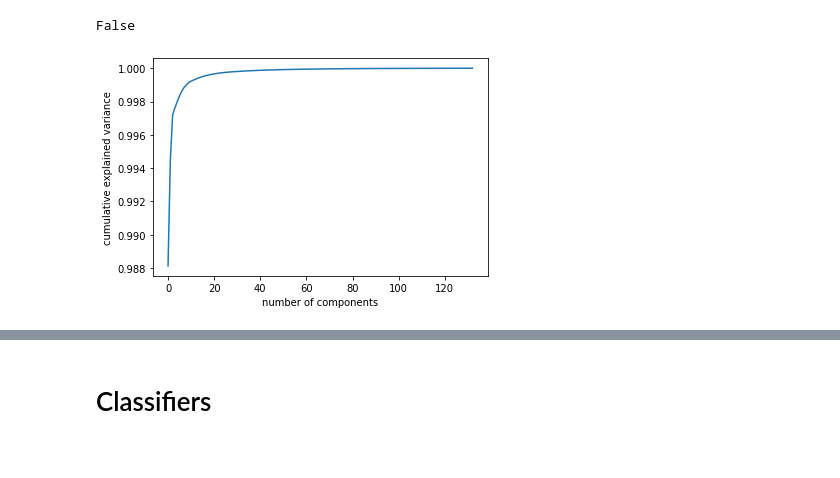
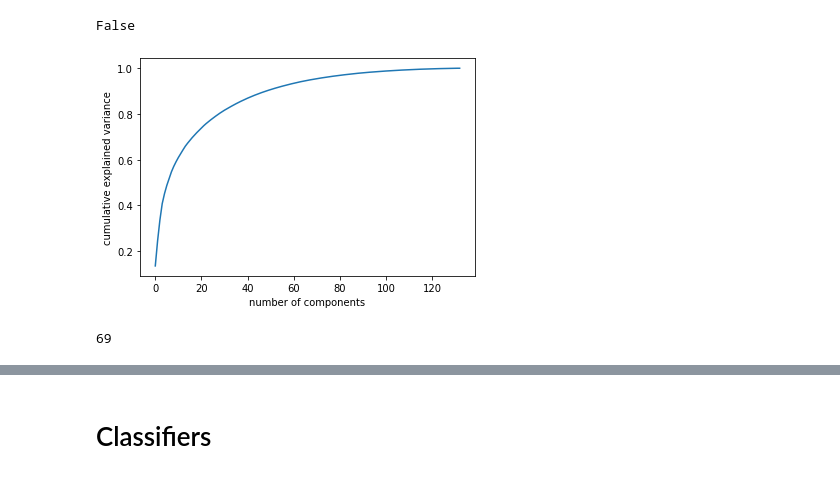
Before and after one commit to Kristelwen/TM10007_PROJECT, a Jupyter notebook: brat_assignment.ipynb, the cells around one changed output, grey strips where cells are left out. Cells and saved outputs as stored; diff of their text form; code cells hidden in the pictures.

```diff
--- a/brat_assignment.ipynb
+++ b/brat_assignment.ipynb
@@ -100,21 +100,21 @@ data_train, data_test, label_train, label_test = train_test_split(data_no_string
 # data_train2, data_val, label_train2, label_val = train_test_split(data_train, label_train, test_size=0.1)
 # %%
 # Feature scaling
-scaler = RobustScaler()
+scaler = StandardScaler()
 transformer = scaler.fit(data_train.values)
 data_scaled_train = transformer.transform(data_train.values)
 data_df_train = pd.DataFrame(data_scaled_train, index = data_train.index, columns = data_train.columns)
 
 data_scaled_test = transformer.transform(data_test.values)
 data_df_test = pd.DataFrame(data_scaled_test, index = data_test.index, columns = data_test.columns)
 
 # PCA
 pca_plot = PCA().fit(data_df_train)
 plt.plot(np.cumsum(pca_plot.explained_variance_ratio_))
 plt.xlabel('number of components')
 plt.ylabel('cumulative explained variance');
 # %% [output]
-[figure, old version]
+[figure, new version]
 # %%
 # Feature selection with PCA
   # Training set
@@ -124,3 +124,5 @@ data_train_pca = pca_train.transform(data_df_train)
 
   # Test set
 data_test_pca = pca_train.transform(data_df_test)  # Transform test data using PCA
+# %% [output]
+69
```
Also changed, not shown: parts of 41 cells of this notebook.
